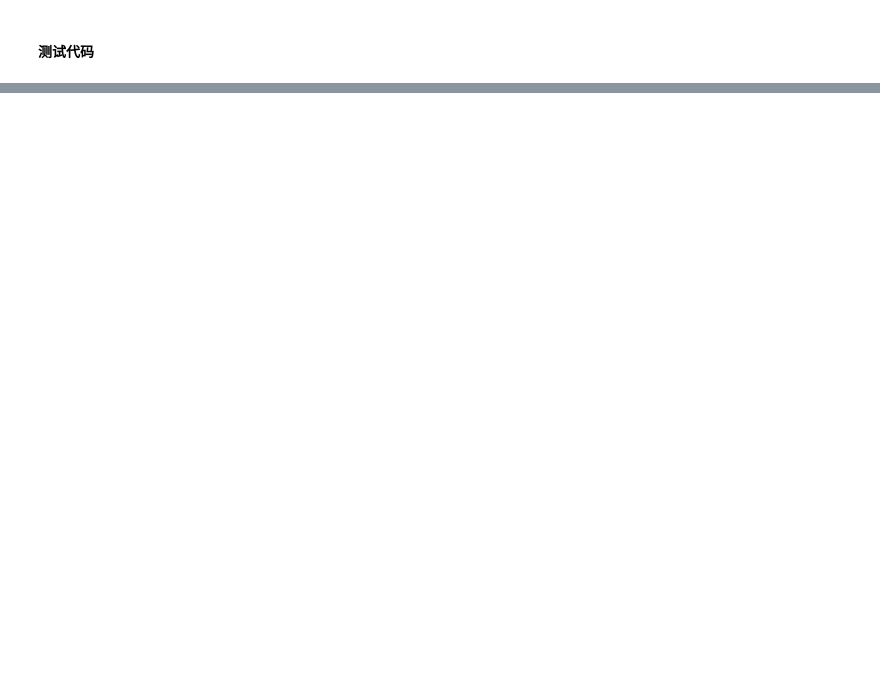
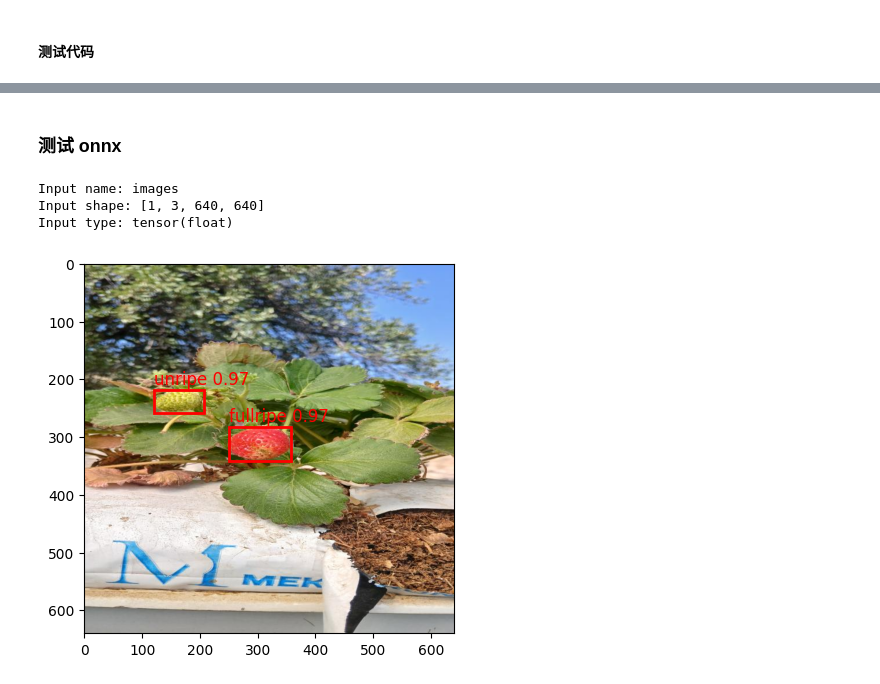
Before and after one commit to MomoiaMoia/yolo_fruit_detect, a Jupyter notebook: test.ipynb, the cells around one changed output, grey strips where cells are left out. Saved outputs shown, nothing was run; the diff lists cells and outputs as text; code cells hidden in the pictures; blank space fills up the shorter version.

Commit message:
支持 onnx

```diff
--- a/test.ipynb
+++ b/test.ipynb
@@ -216,0 +250,62 @@ test_ds = build_yolo_dataset(cfg, "strawberry_cls/test/images", batch=batch, dat
+# %% [markdown]
+### 测试 onnx
+# %%
+import onnx
+import random
+import numpy as np
+import onnxruntime as ort
+import glob
+
+from utils import sigmoid, xywh2xyxy, nms
+from PIL import Image
+from matplotlib import pyplot as plt
+
+session = ort.InferenceSession("onnx/yolov12.onnx")
+inputs = session.get_inputs()
+print("Input name:", inputs[0].name)
+print("Input shape:", inputs[0].shape)
+print("Input type:", inputs[0].type)
+
+# path = "strawberry_cls/test/images/20250831_101627_jpg.rf.baa9958c0e183de4acc059f56bd3e0d3.jpg"
+imgs = glob.glob("strawberry_cls/test/images/*.jpg")
+path = imgs[random.randint(0, len(imgs) - 1)]
+image = np.asarray(Image.open(path).convert("RGB")).copy()
+image = image.astype(np.float32).transpose(2, 0, 1) / 255.0
+image = np.expand_dims(image, axis=0)
+
+outputs = session.run(None, {inputs[0].name: image})
+anchors = outputs[0][0].transpose(1, 0)
+
+# split
+boxes, cls = anchors[:, :4], anchors[:, 4:]
+boxes = xywh2xyxy(boxes)
+conf = cls.max(axis=1)
+cls_id = cls.argmax(axis=1)
+
+# filter
+mask = conf > 0.25
+boxes = boxes[mask]
+cls = cls[mask]
+conf = conf[mask]
+cls_id = cls_id[mask]
+
+# nms
+pred_idx = nms(boxes, conf, iou_threshold=0.45)
+
+# print(pred_idx)
+# print(boxes[pred_idx])
+# print(cls[pred_idx])
+# print(conf[pred_idx])
+
+cls2label = {0: "fullripe", 1: "semiripe", 2: "unripe"}
+plt.imshow(image[0].transpose(1, 2, 0))
+for i in pred_idx:
+    x_min, y_min, x_max, y_max = boxes[i]
+    plt.gca().add_patch(plt.Rectangle((x_min, y_min), x_max - x_min, y_max - y_min,
+                                      edgecolor='red', facecolor='none', linewidth=2))
+    plt.text(x_min, y_min - 10, f"{cls2label[cls_id[i]]} {conf[i]:.2f}", color='red', fontsize=12)
+# %% [output]
+Input name: images
+Input shape: [1, 3, 640, 640]
+Input type: tensor(float)
+[figure, added]
```
Also changed, not shown: parts of 4 cells of this notebook, 3 other files.
